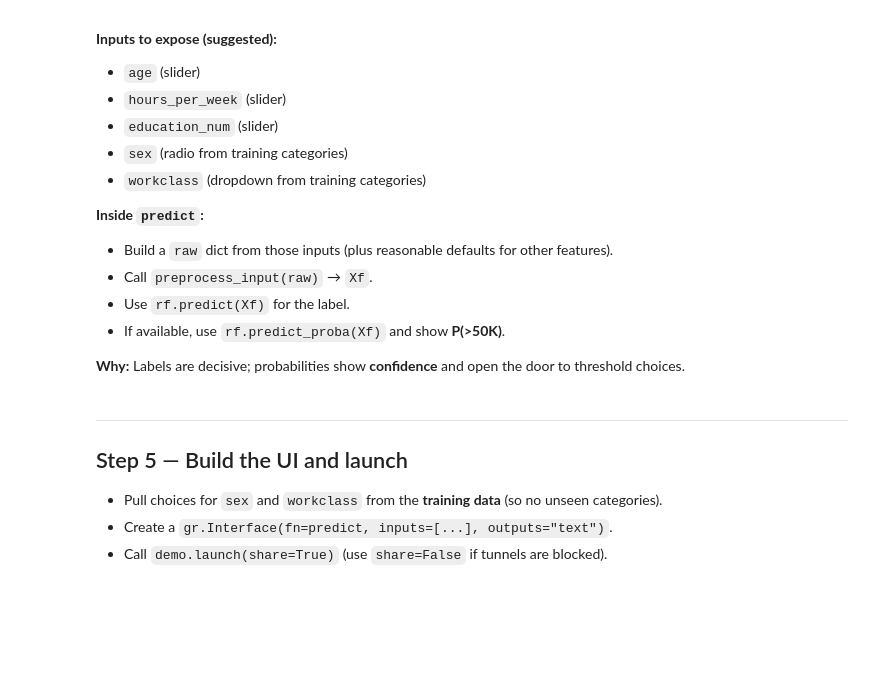
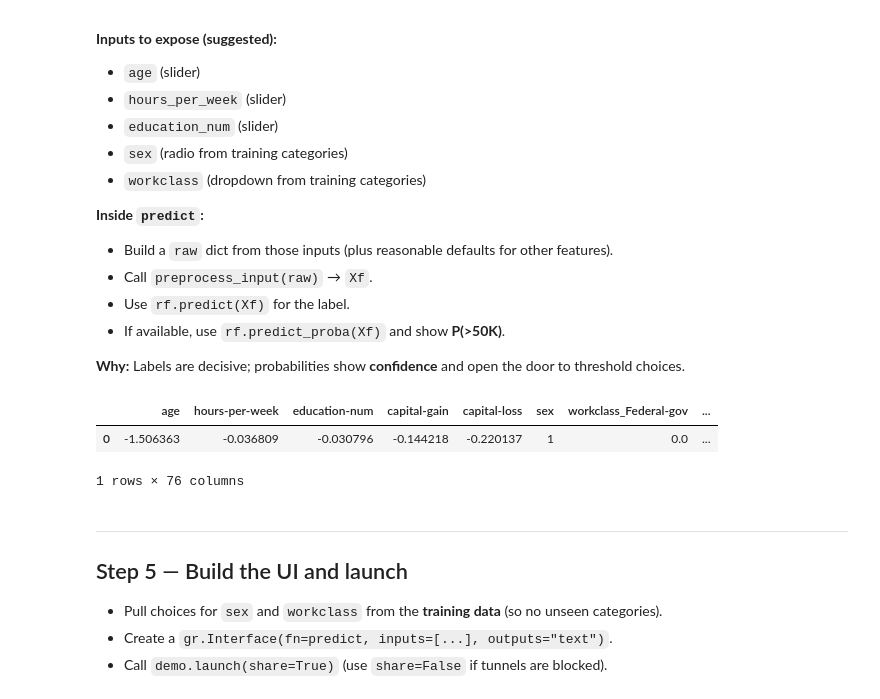
Before and after one commit to hongyu447/dl-survey-live-lab-2025, a Jupyter notebook: notebooks/01_baseline_random_forest_gradio.ipynb, the cells around one changed output. Saved outputs shown, nothing was run; the diff lists cells and outputs as text; code cells hidden in the pictures; blank space fills up the shorter version.

```diff
--- a/notebooks/01_baseline_random_forest_gradio.ipynb
+++ b/notebooks/01_baseline_random_forest_gradio.ipynb
@@ -438,9 +438,12 @@ def preprocess_input(user_dict):
     Xn_scaled = pd.DataFrame(scaler.transform(Xn), columns=numeric_features)
 
     # 3) Categorical -> impute -> label-encode ONE col -> one-hot the rest
-    df_cat = df_in[[label_encode_col] + onehot_cols].copy()
+    #df_cat = df_in[[label_encode_col] + onehot_cols].copy()
+    #df_cat = pd.DataFrame(cat_imputer.transform(df_cat),
+                        #  columns=[label_encode_col] + onehot_cols)
+    df_cat = df_in[categorical_features].copy() #I found that for here
     df_cat = pd.DataFrame(cat_imputer.transform(df_cat),
-                          columns=[label_encode_col] + onehot_cols)
+                          columns=categorical_features)
 
     # Label-encode the chosen column (assumes no unseen categories)
     df_cat[label_encode_col] = le.transform(df_cat[label_encode_col])
@@ -524,6 +581,25 @@ def predict(age, hours_per_week, education_num, sex, workclass):
             p = proba[classes.index(">50K")]
             out += f"  |  P(>50K) = {p:.2f}"
     return out
+# %%
+preprocess_input({
+        "age": 18,
+        "hours-per-week": 40,
+        "education-num": 10,
+        "capital-gain": 0,
+        "capital-loss": 0,
+        "sex": "Male",               # label-encoded column
+        "workclass": "Never-worked",   # one-hot
+        # Defaults for demo (you can expose these later in the UI)
+        "marital-status": "Never-married",
+        "occupation": "Adm-clerical",
+        "native-country": "United-States",
+
+    })
+# %% [output]
+|  | age | hours-per-week | education-num | capital-gain | capital-loss | sex | workclass_Federal-gov | ... |
+| 0 | -1.506363 | -0.036809 | -0.030796 | -0.144218 | -0.220137 | 1 | 0.0 | ... |
+1 rows × 76 columns
 # %% [markdown]
 ---
 
```
Also changed, not shown: parts of 6 cells of this notebook.
